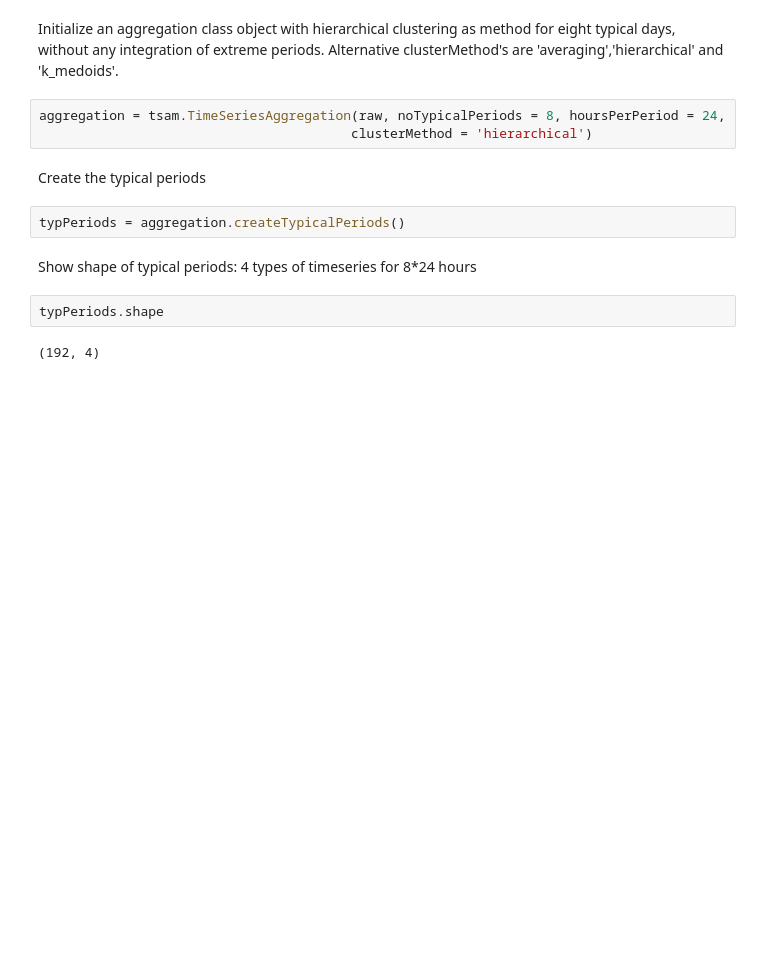
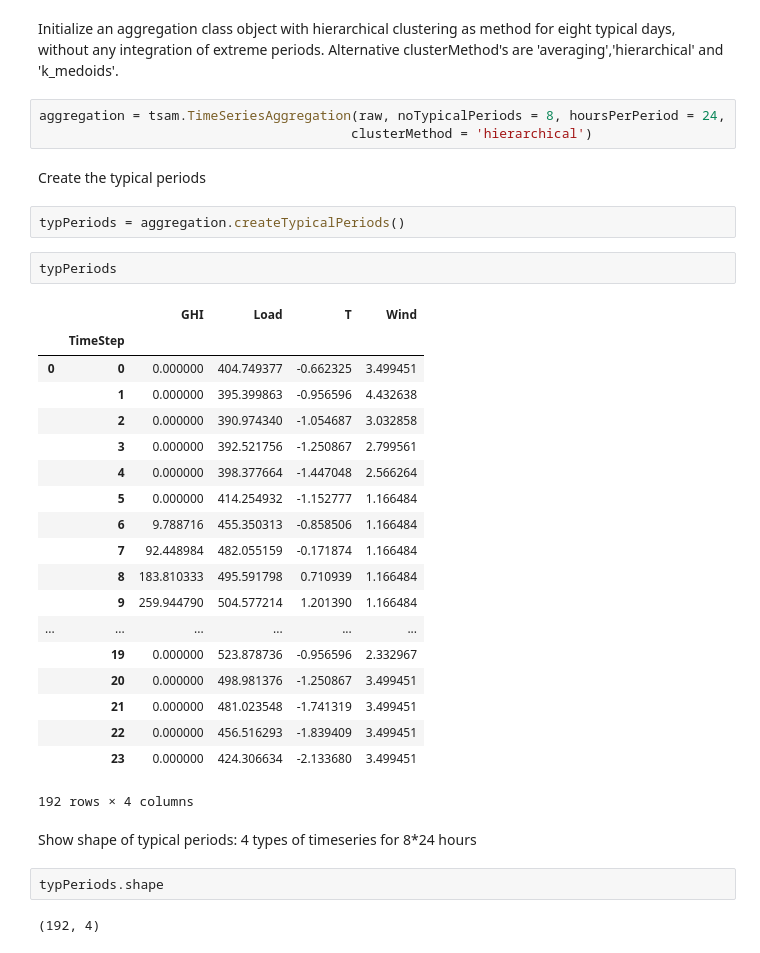
Before and after one commit to FZJ-IEK3-VSA/tsam, a Jupyter notebook: examples/predefined_sequence_example.ipynb, the cells around one changed output. Saved outputs shown, nothing was run; the diff lists cells and outputs as text; blank space fills up the shorter version.

```diff
--- a/examples/predefined_sequence_example.ipynb
+++ b/examples/predefined_sequence_example.ipynb
@@ -69,6 +69,28 @@ aggregation = tsam.TimeSeriesAggregation(raw, noTypicalPeriods = 8, hoursPerPeri
 Create the typical periods
 # %%
 typPeriods = aggregation.createTypicalPeriods()
+# %%
+typPeriods
+# %% [output]
+|  |  | GHI | Load | T | Wind |
+|  | TimeStep |  |  |  |  |
+| 0 | 0 | 0.000000 | 404.749377 | -0.662325 | 3.499451 |
+|  | 1 | 0.000000 | 395.399863 | -0.956596 | 4.432638 |
+|  | 2 | 0.000000 | 390.974340 | -1.054687 | 3.032858 |
+|  | 3 | 0.000000 | 392.521756 | -1.250867 | 2.799561 |
+|  | 4 | 0.000000 | 398.377664 | -1.447048 | 2.566264 |
+|  | 5 | 0.000000 | 414.254932 | -1.152777 | 1.166484 |
+|  | 6 | 9.788716 | 455.350313 | -0.858506 | 1.166484 |
+|  | 7 | 92.448984 | 482.055159 | -0.171874 | 1.166484 |
+|  | 8 | 183.810333 | 495.591798 | 0.710939 | 1.166484 |
+|  | 9 | 259.944790 | 504.577214 | 1.201390 | 1.166484 |
+| ... | ... | ... | ... | ... | ... |
+|  | 19 | 0.000000 | 523.878736 | -0.956596 | 2.332967 |
+|  | 20 | 0.000000 | 498.981376 | -1.250867 | 3.499451 |
+|  | 21 | 0.000000 | 481.023548 | -1.741319 | 3.499451 |
+|  | 22 | 0.000000 | 456.516293 | -1.839409 | 3.499451 |
+|  | 23 | 0.000000 | 424.306634 | -2.133680 | 3.499451 |
+192 rows × 4 columns
 # %% [markdown]
 Show shape of typical periods: 4 types of timeseries for 8*24 hours
 # %%
```
Also changed, not shown: parts of 11 cells of this notebook, 2 other files.
